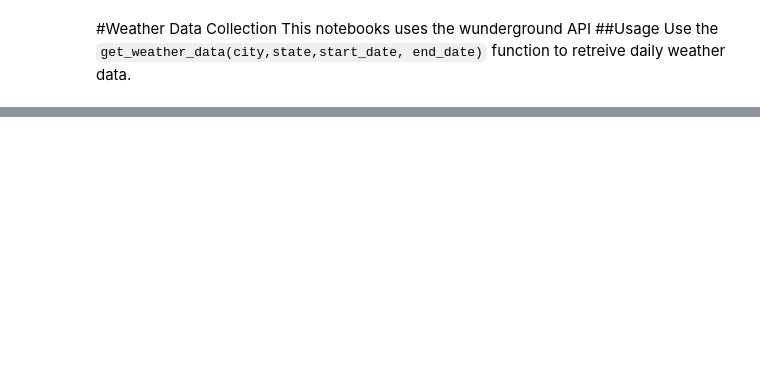
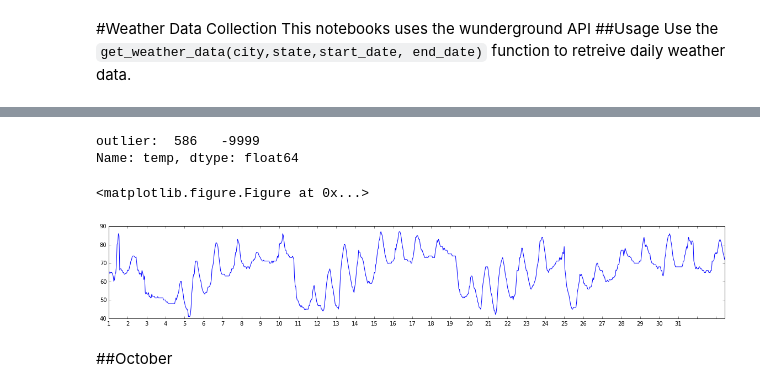
Before and after one commit to dssg/wikienergy, a Jupyter notebook: weather/get_weather_data/get_weather_data.ipynb, the cells around one changed output, grey strips where cells are left out. Saved outputs shown, nothing was run; the diff lists cells and outputs as text; code cells hidden in the pictures; blank space fills up the shorter version.

```diff
--- a/weather/get_weather_data/get_weather_data.ipynb
+++ b/weather/get_weather_data/get_weather_data.ipynb
@@ -135,0 +188,29 @@ df['temp'].plot(figsize=(20,2))
+# %%
+#Query
+july = get_weather_data('API_KEY','Austin','TX', '20130701', '20130731')
+# %%
+jly = pd.read_json(july)
+#Find outlier:
+outlier = jly['temp'].ix[jly['temp'] < 1]
+print 'outlier: ', outlier
+#Get rid of outlier!!!:
+jly = jly.drop(jly.index[[586]])
+
+l = []
+l = list(range(0,len(jly['temp']),len(jly['temp'])/31))
+#print len(l)
+#print l
+plt.clf()
+ax = plt.figure(figsize=(20,3)).add_subplot(111)
+ax.set_xticks(l)
+ax.set_xticklabels(range(1,32))
+#Plot:
+ax.plot(apr['temp'])
+plt.savefig('July_Weather.pdf')
+# %% [output]
+outlier:  586   -9999
+Name: temp, dtype: float64
+<matplotlib.figure.Figure at 0x...>
+[figure, added]
+# %% [markdown]
+##October
```
Also changed, not shown: parts of 18 cells of this notebook, 5 other files.
